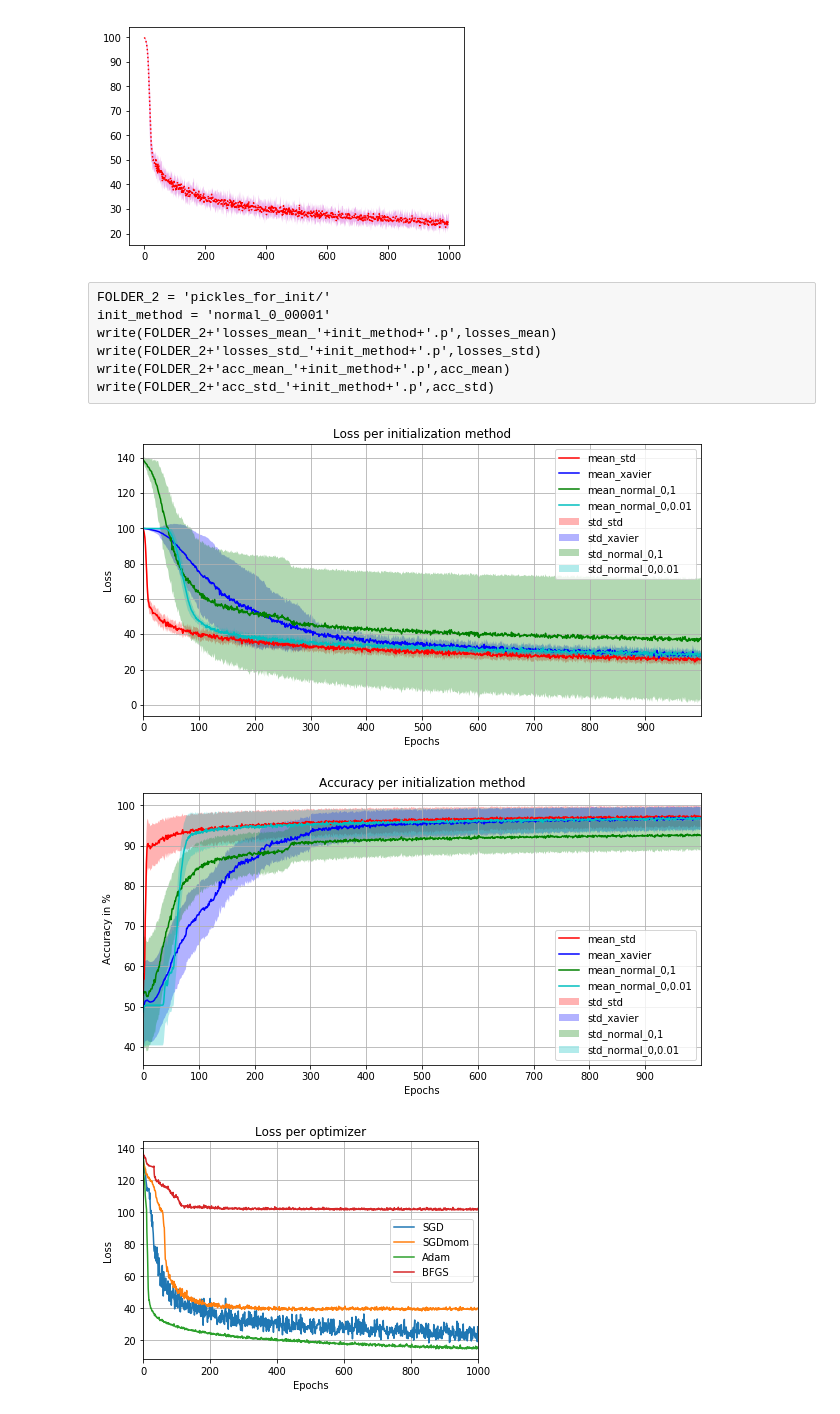
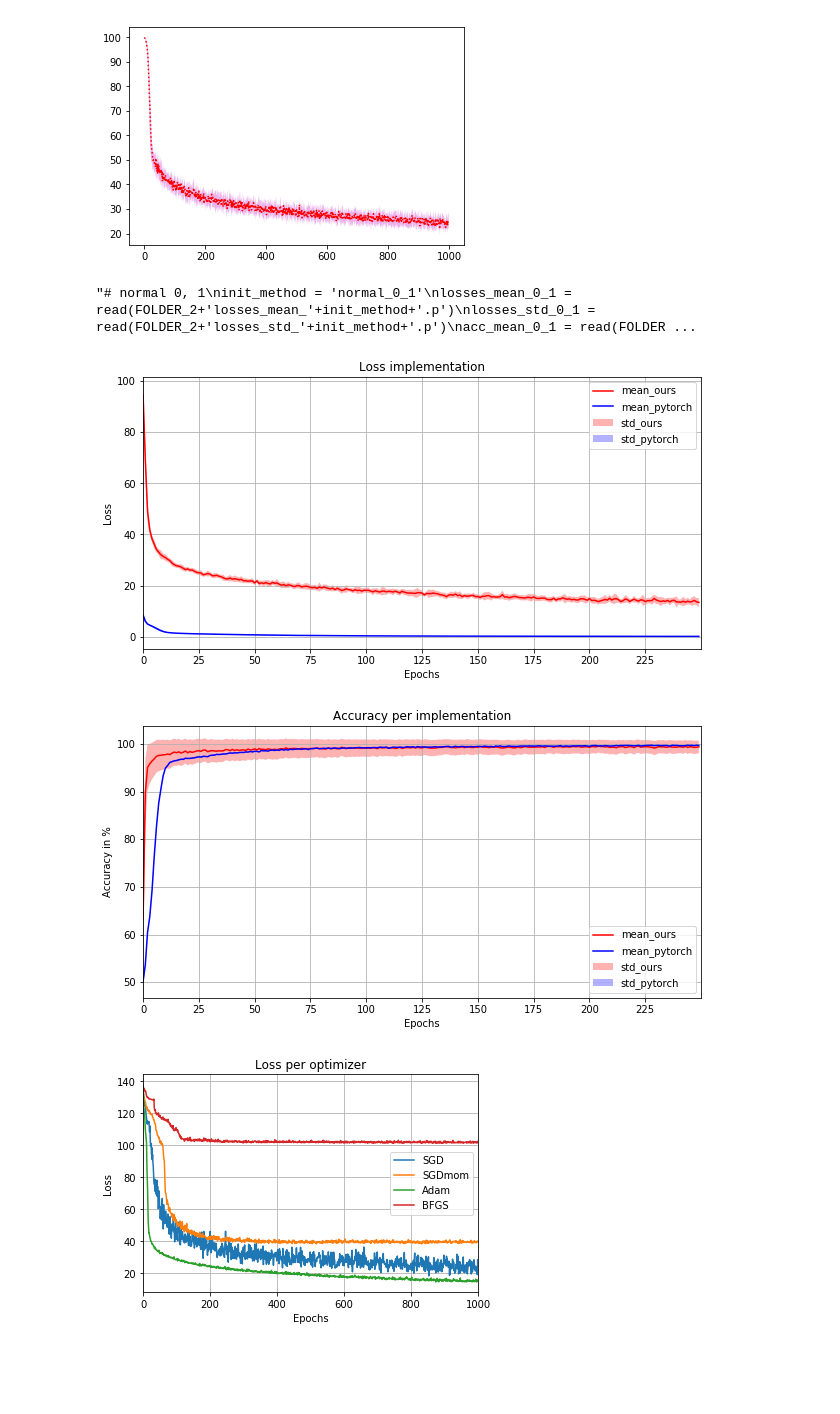
Before and after one commit to LucaZampieri/DL, a Jupyter notebook: Z/two/project2_luca.ipynb, the cells around one changed output. Saved outputs shown, nothing was run; the diff lists cells and outputs as text; code cells hidden in the pictures; blank space fills up the shorter version.

```diff
--- a/Z/two/project2_luca.ipynb
+++ b/Z/two/project2_luca.ipynb
@@ -243,7 +259,7 @@ losses_std.shape
 # %% [output]
 (1000,)
 # %%
-def plot_mean_and_var(mean, std, style, color,transparency,lenght_array=1000, labels=[None,None]):
+def plot_mean_and_var(mean, std, style, color,transparency,lenght_array=250, labels=[None,None]):
     plt.plot(range(lenght_array),mean,style+color[0], label=labels[0])
     plt.fill_between(range(lenght_array), mean+(std*1), mean-std, facecolor =color[1], alpha=transparency,label=labels[1])
     return plt
@@ -261,28 +277,28 @@ def read(filename):
 def write(filename,itemlist):
     with open(filename, 'wb') as fp:
         pickle.dump(itemlist, fp)
+
+FOLDER_2 = 'pickles_for_pytorch/'
+init_method = 'ours'
+write(FOLDER_2+'losses_mean_'+init_method+'.p',losses_mean)
+write(FOLDER_2+'losses_std_'+init_method+'.p',losses_std)
+write(FOLDER_2+'acc_mean_'+init_method+'.p',acc_mean)
+write(FOLDER_2+'acc_std_'+init_method+'.p',acc_std)
-# %% [raw]
-FOLDER_2 = 'pickles_for_init/'
-init_method = 'normal_0_00001'
-write(FOLDER_2+'losses_mean_'+init_method+'.p',losses_mean)
-write(FOLDER_2+'losses_std_'+init_method+'.p',losses_std)
-write(FOLDER_2+'acc_mean_'+init_method+'.p',acc_mean)
-write(FOLDER_2+'acc_std_'+init_method+'.p',acc_std)
 # %%
-init_method = 'standard'
+init_method = 'ours'
 losses_mean_std = read(FOLDER_2+'losses_mean_'+init_method+'.p')
 losses_std_std = read(FOLDER_2+'losses_std_'+init_method+'.p')
 acc_mean_std = read(FOLDER_2+'acc_mean_'+init_method+'.p')
 acc_std_std = read(FOLDER_2+'losses_mean_'+init_method+'.p')
 
 # xavier
-init_method = 'xavier'
+init_method = 'pytorch'
 losses_mean_xavier = read(FOLDER_2+'losses_mean_'+init_method+'.p')
 losses_std_xavier = read(FOLDER_2+'losses_std_'+init_method+'.p')
 acc_mean_xavier = read(FOLDER_2+'acc_mean_'+init_method+'.p')
 acc_std_xavier = read(FOLDER_2+'losses_mean_'+init_method+'.p')
 
-# normal 0, 1
+"""# normal 0, 1
 init_method = 'normal_0_1'
 losses_mean_0_1 = read(FOLDER_2+'losses_mean_'+init_method+'.p')
 losses_std_0_1 = read(FOLDER_2+'losses_std_'+init_method+'.p')
@@ -295,29 +311,33 @@ losses_mean_0_001 = read(FOLDER_2+'losses_mean_'+init_method+'.p')
 losses_std_0_001 = read(FOLDER_2+'losses_std_'+init_method+'.p')
 acc_mean_0_001 = read(FOLDER_2+'acc_mean_'+init_method+'.p')
 acc_std_0_001 = read(FOLDER_2+'losses_mean_'+init_method+'.p')
+"""
+# %% [output]
+"# normal 0, 1\ninit_method = 'normal_0_1'\nlosses_mean_0_1 = read(FOLDER_2+'losses_mean_'+init_method+'.p')\nlosses_std_0_1 = read(FOLDER_2+'losses_std_'+init_method+'.p')\nacc_mean_0_1 = read(FOLDER ...
+# %%
+my_lenght = 250
 # %%
 fig = plt.figure(figsize=(10,5))
-losses_to_plot = [(losses_mean_std,losses_std_std),(losses_mean_xavier,losses_std_xavier),\
-                 (losses_mean_0_1,losses_std_0_1),(losses_mean_0_001,losses_std_0_001)]
-accs_to_plot = [(acc_mean_std,acc_std_std),(acc_mean_xavier,acc_std_xavier),\
-                 (acc_mean_0_1,acc_std_0_1),(acc_mean_0_001,acc_std_0_001)]
+losses_to_plot = [(losses_mean_std,losses_std_std),(losses_mean_xavier,losses_std_xavier)]
+accs_to_plot = [(acc_mean_std,acc_std_std),(acc_mean_xavier,acc_std_xavier)]
 
 colors = ['r','b','g','c']
-inits = ['std', 'xavier','normal_0,1','normal_0,0.01']
-for i,(mean, std) in enumerate(losses_to_plot[:]):
-    plot_mean_and_var(mean,std,'-',[colors[i],colors[i]],transparency=0.3, labels=['mean_'+inits[i],'std_'+inits[i]])
+inits = ['ours', 'pytorch','normal_0,1','normal_0,0.01']
+for i,(mean, std) in enumerate(losses_to_plot[:2]):
+    plot_mean_and_var(mean,std,'-',[colors[i],colors[i]],transparency=0.3,\
+                      labels=['mean_'+inits[i],'std_'+inits[i]],lenght_array=my_lenght)
 plt.legend()
 plt.grid()
 plt.legend()
 plt.xlabel('Epochs')
-plt.xlim(0,1000)
-plt.xticks(range(0,1000,100))
+plt.xlim(0,my_lenght)
+plt.xticks(range(0,my_lenght,my_lenght//10))
 plt.ylabel('Loss')
-plt.title('Loss per initialization method')
+plt.title('Loss implementation')
 plt.show()
-fig.savefig(FOLDER_2+'losses_inits_bis')
+fig.savefig(FOLDER_2+'losses_per_impl_bis')
 # %% [output]
-[figure, old version]
+[figure, new version]
 # %%
 fig2 = plt.figure(figsize=(10,5))
 for i,(mean, std) in enumerate(accs_to_plot[:]):
@@ -326,14 +346,14 @@ plt.legend()
 plt.grid()
 plt.legend()
 plt.xlabel('Epochs')
-plt.xlim(0,1000)
-plt.xticks(range(0,1000,100))
+plt.xlim(0,my_lenght)
+plt.xticks(range(0,my_lenght,my_lenght//10))
 plt.ylabel('Accuracy in %')
-plt.title('Accuracy per initialization method')
+plt.title('Accuracy per implementation')
 plt.show()
-fig2.savefig(FOLDER_2+'acc_inits_bis')
+fig2.savefig(FOLDER_2+'acc_per_impl_bis')
 # %% [output]
-[figure, old version]
+[figure, new version]
 # %%
 p0 = plt.figure(0)
 loss_lists = [loss_list_sgd, loss_list_mom, loss_list_adam, loss_list_BFGS_3]
```
Also changed, not shown: parts of 3 cells of this notebook, 28 other files.
